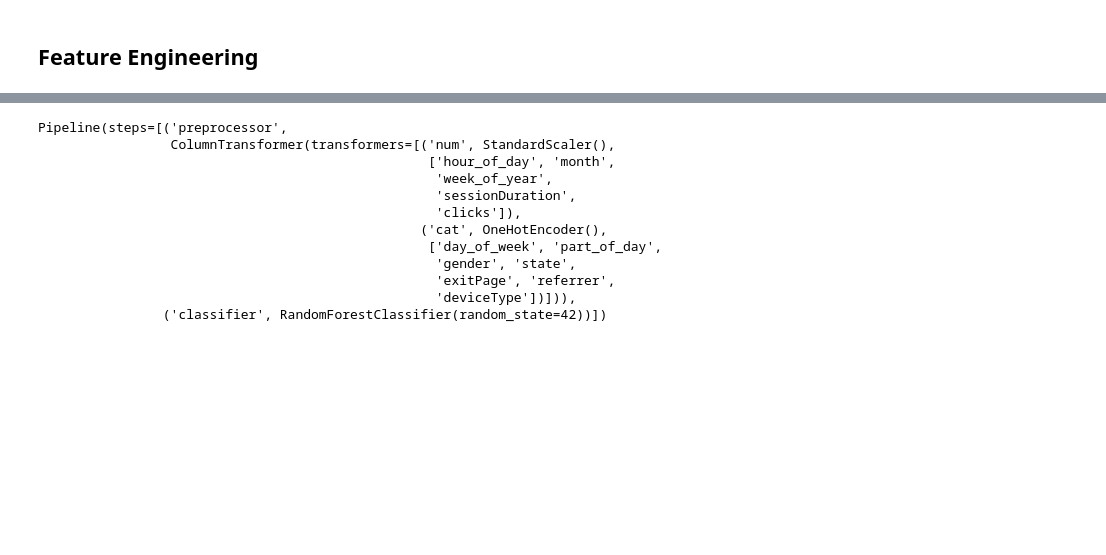
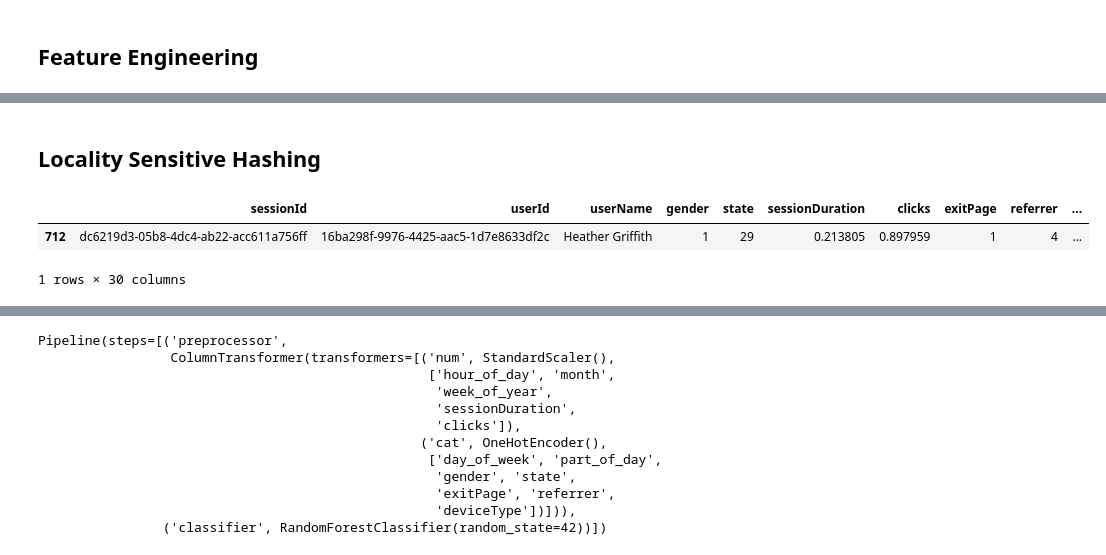
Before and after one commit to DecipherData/BigData288-Project, a Jupyter notebook: ModelTraining.ipynb, the cells around one changed output, grey strips where cells are left out. Saved outputs shown, nothing was run; the diff lists cells and outputs as text; code cells hidden in the pictures; blank space fills up the shorter version.

```diff
--- a/ModelTraining.ipynb
+++ b/ModelTraining.ipynb
@@ -363,0 +327,2 @@ df.head(1)
+# %%
+df_lsh = df.copy()
@@ -370,3 +367,41 @@ features = ['hour_of_day', 'day_of_week', 'is_weekend', 'month', 'week_of_year',
             'isViewedProduct6', 'isViewedProduct7', 'isViewedProduct8',
             'isViewedProduct9', 'isViewedProduct10']
 target = 'purchaseMade'
+# %% [markdown]
+## Locality Sensitive Hashing
+# %%
+from sklearn.preprocessing import LabelEncoder, MinMaxScaler
+
+# Create a LabelEncoder and MinMaxScaler instance
+encoder = LabelEncoder()
+scaler = MinMaxScaler()
+
+# Define the categorical variables that need to be encoded
+categorical_vars = [
+    'action', 'paymentMethodType', 'gender', 'state',
+    'exitPage', 'referrer', 'deviceType', 'day_of_week', 'part_of_day'
+]
+
+# Encode categorical variables using the LabelEncoder
+for var in categorical_vars:
+    df_lsh[var] = encoder.fit_transform(df_lsh[var])
+
+# Define the numerical variables that need to be normalized
+numerical_vars = ['sessionDuration', 'clicks', 'amountSpent']
+
+# Normalize numerical variables using the MinMaxScaler
+df_lsh[numerical_vars] = scaler.fit_transform(df_lsh[numerical_vars])
+
+# Convert binary 'isViewedProductX' to int type
+product_view_vars = [f'isViewedProduct{i}' for i in range(1, 11)]
+df_lsh[product_view_vars] = df_lsh[product_view_vars].astype(int)
+
+# Remove columns that should not be included in the LSH feature set
+columns_to_exclude = ['_id', 'sessionTimestamp', 'email', 'ipAddress']
+df_lsh = df_lsh.drop(columns=columns_to_exclude)
+# %%
+df_lsh.head(1)
+# %% [output]
+|  | sessionId | userId | userName | gender | state | sessionDuration | clicks | exitPage | referrer | ... |
+| 712 | dc6219d3-05b8-4dc4-ab22-acc611a756ff | 16ba298f-9976-4425-aac5-1d7e8633df2c | Heather Griffith | 1 | 29 | 0.213805 | 0.897959 | 1 | 4 | ... |
+1 rows × 30 columns
```
Also changed, not shown: parts of 20 cells of this notebook, 3 other files.
